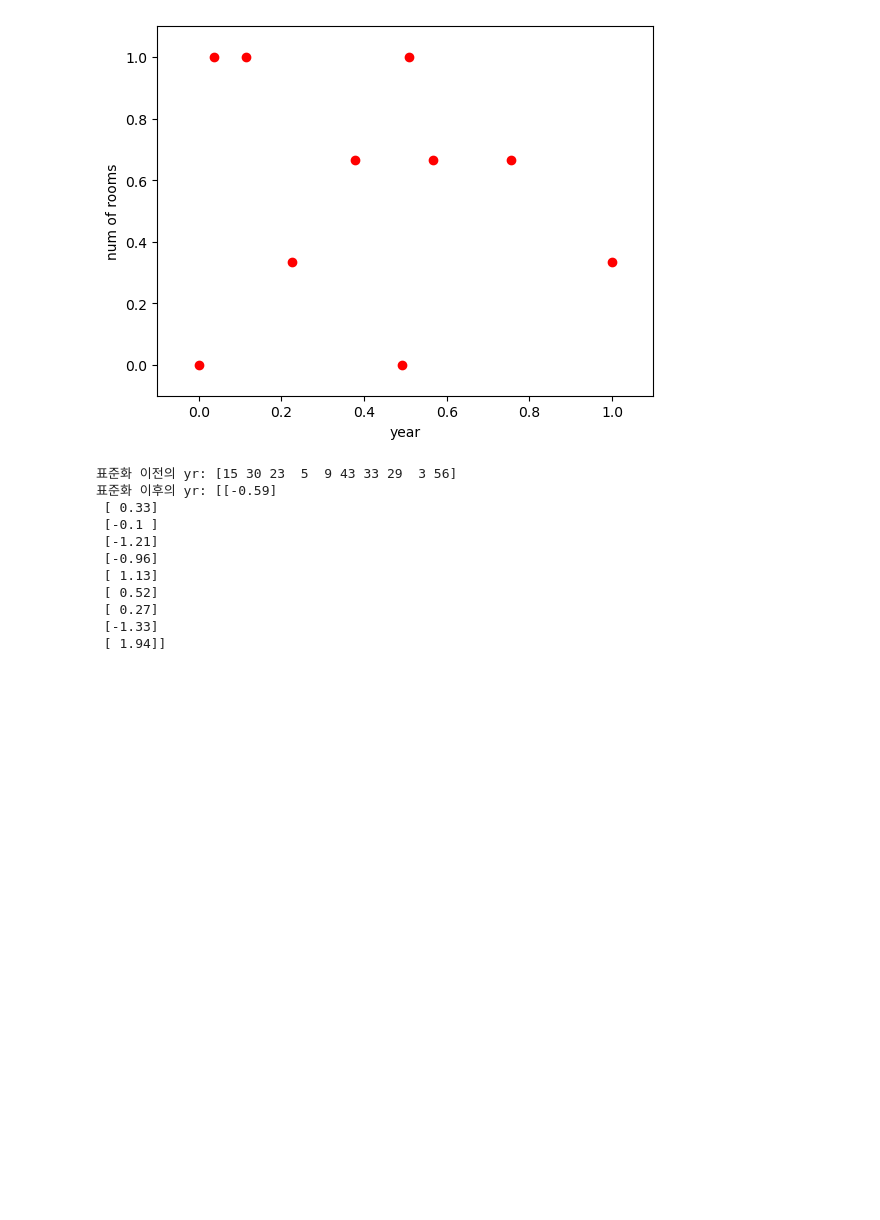
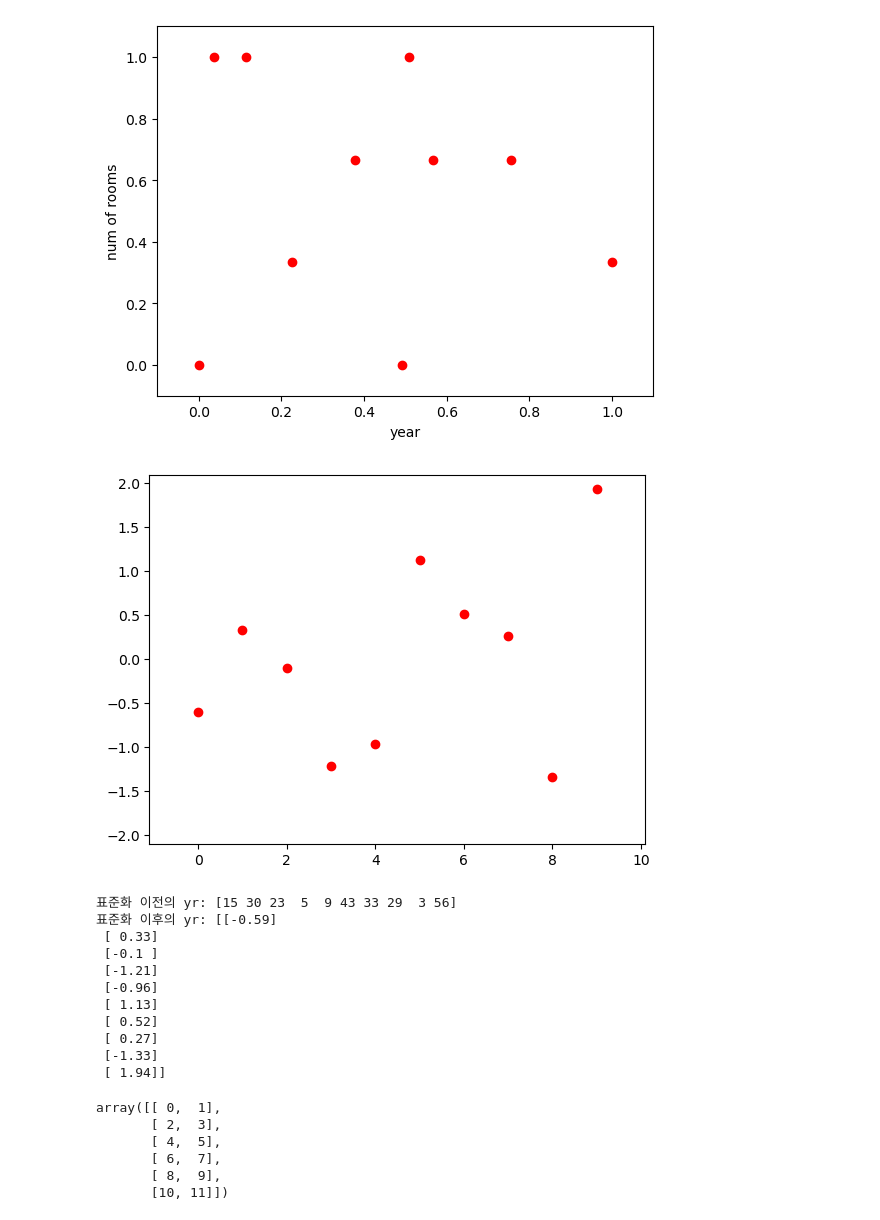
Before and after one commit to superoreoooooo/S242, a Jupyter notebook: linearAlgebra/dsaf.ipynb, the cells around one changed output. Drawn from its saved outputs; the diff is of its cells as text; code cells hidden in the pictures; blank space fills up the shorter version.

```diff
--- a/linearAlgebra/dsaf.ipynb
+++ b/linearAlgebra/dsaf.ipynb
@@ -301,14 +301,20 @@ plt.show()
 # %%
 from sklearn.preprocessing import StandardScaler
 
 scaler = StandardScaler()
 
 yr_scaled_d = scaler.fit_transform(yr[:, np.newaxis])
 
+plt.scatter(np.arange(10), yr_scaled_d, c='red')
+plt.xlim(-1.1, 10.1)
+plt.ylim(-2.1, 2.1)
+plt.show()
+
 print(f'표준화 이전의 yr: {yr}')
 np.set_printoptions(precision=2)
 print(f'표준화 이후의 yr: {yr_scaled_d}')
 # %% [output]
+[figure, added]
 표준화 이전의 yr: [15 30 23  5  9 43 33 29  3 56]
 표준화 이후의 yr: [[-0.59]
  [ 0.33]
@@ -320,3 +326,14 @@ print(f'표준화 이후의 yr: {yr_scaled_d}')
  [ 0.27]
  [-1.33]
  [ 1.94]]
+# %%
+a = np.arange(12)
+
+a.reshape(6, 2)
+# %% [output]
+array([[ 0,  1],
+       [ 2,  3],
+       [ 4,  5],
+       [ 6,  7],
+       [ 8,  9],
+       [10, 11]])
```
Also changed, not shown: 2 other files.
